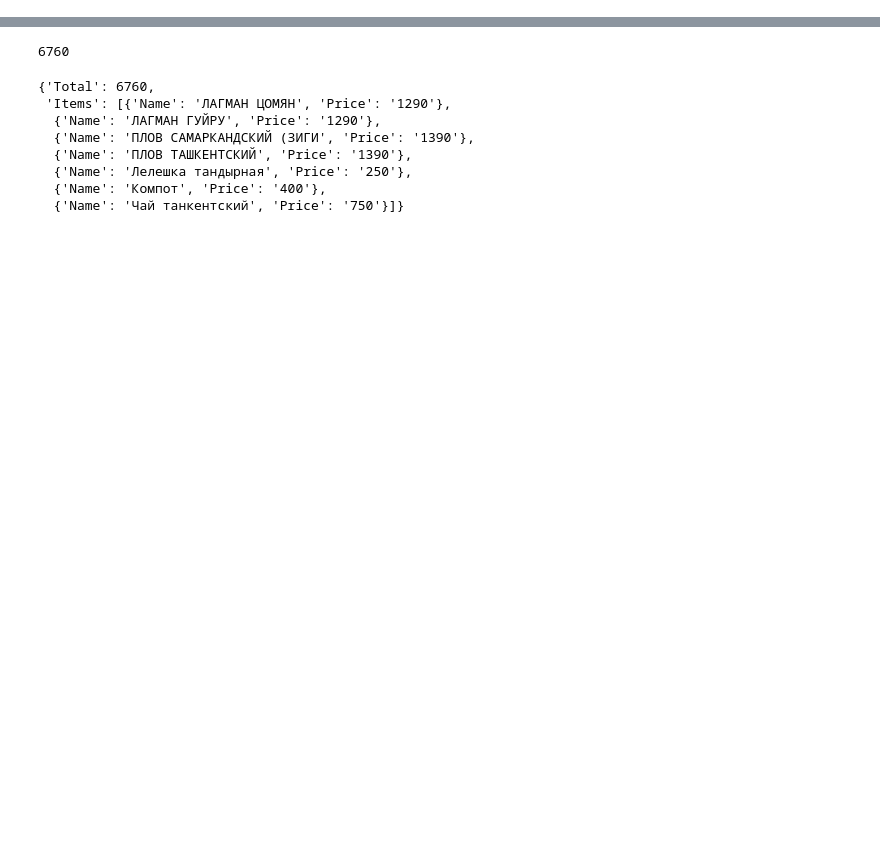
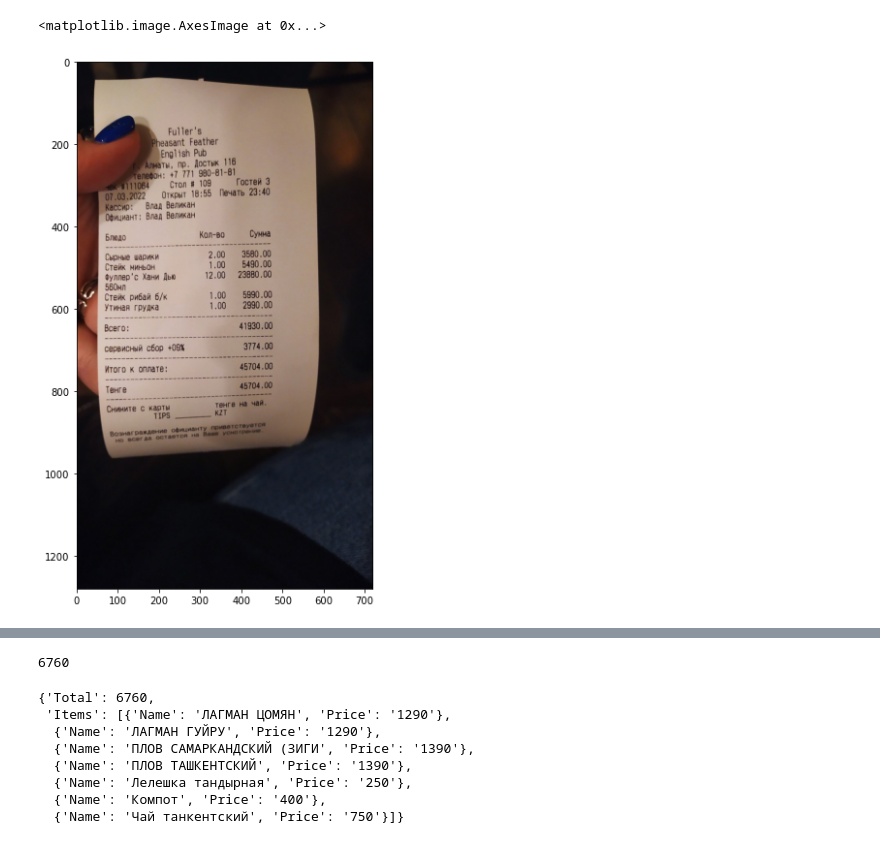
Before and after one commit to ilya-evteev/receipt_recognition, a Jupyter notebook: notebooks/receipt-ocr-part-1-image-segmentation-by-opencv.ipynb, the cells around one changed output, grey strips where cells are left out. Drawn from its saved outputs; the diff is of its cells as text; code cells hidden in the pictures; blank space fills up the shorter version.

```diff
--- a/notebooks/receipt-ocr-part-1-image-segmentation-by-opencv.ipynb
+++ b/notebooks/receipt-ocr-part-1-image-segmentation-by-opencv.ipynb
@@ -8,4 +8,9 @@ file_name = '..\\photos\\photo_2023-07-28_18-05-15.jpg'
 image = cv2.imread(file_name)
+# %%
+plot_rgb(image)
+# %% [output]
+<matplotlib.image.AxesImage at 0x...>
+[figure, added]
 # %%
 image = image_normalize(image)
 angle, image = correct_skew(image)
```
Also changed, not shown: parts of 8 cells of this notebook, 13 other files.
